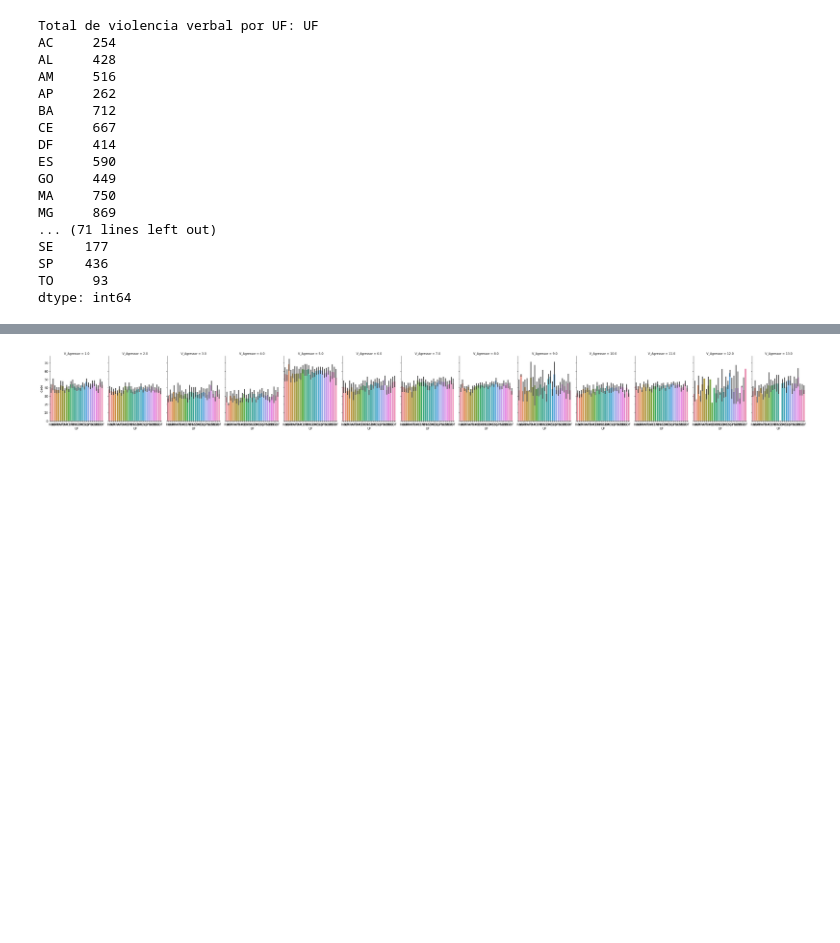
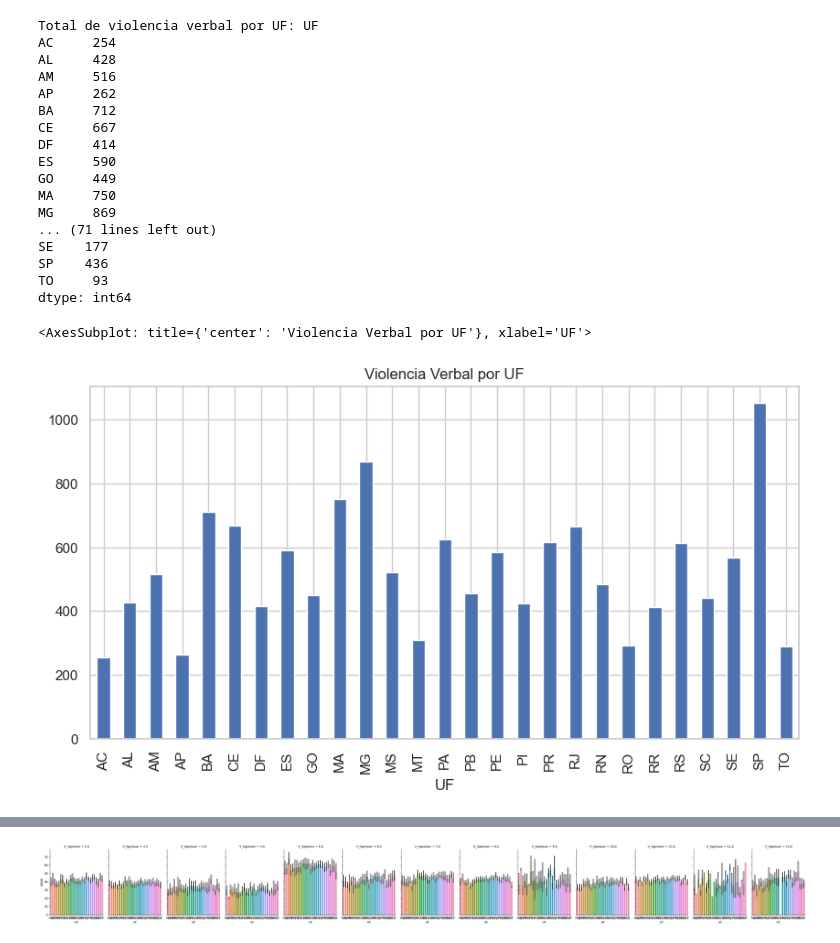
Before and after one commit to cassioHilario/DomHelder, a Jupyter notebook: DataScience/article/test.ipynb, the cells around one changed output, grey strips where cells are left out. Drawn from its saved outputs; the diff is of its cells as text; code cells hidden in the pictures; blank space fills up the shorter version.

```diff
--- a/DataScience/article/test.ipynb
+++ b/DataScience/article/test.ipynb
@@ -428,6 +410,14 @@ SE    177
 SP    436
 TO     93
 dtype: int64
+# %%
+# Plot de blocos total de cada tipo de violencia por UF com o eixo y acertando os valores para compreender entre 0 e 1
+
+# Violencia Verbal
+vverbal1.groupby("UF").size().plot(kind='bar', title='Violencia Verbal por UF', figsize=(10, 5))
+# %% [output]
+<AxesSubplot: title={'center': 'Violencia Verbal por UF'}, xlabel='UF'>
+[figure, added]
 # %%
 # Plot de blocos total de cada tipo de violencia por UF
 from matplotlib import pyplot as plt
```
Also changed, not shown: parts of 17 cells of this notebook, 4 other files.
